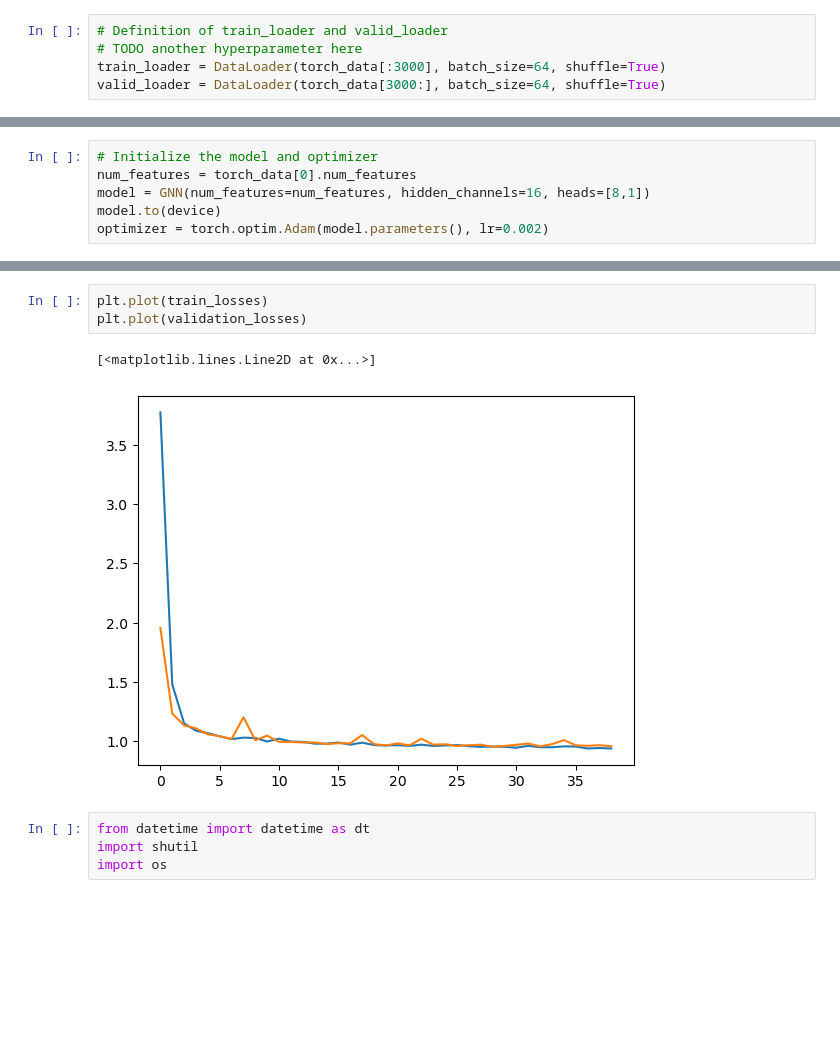
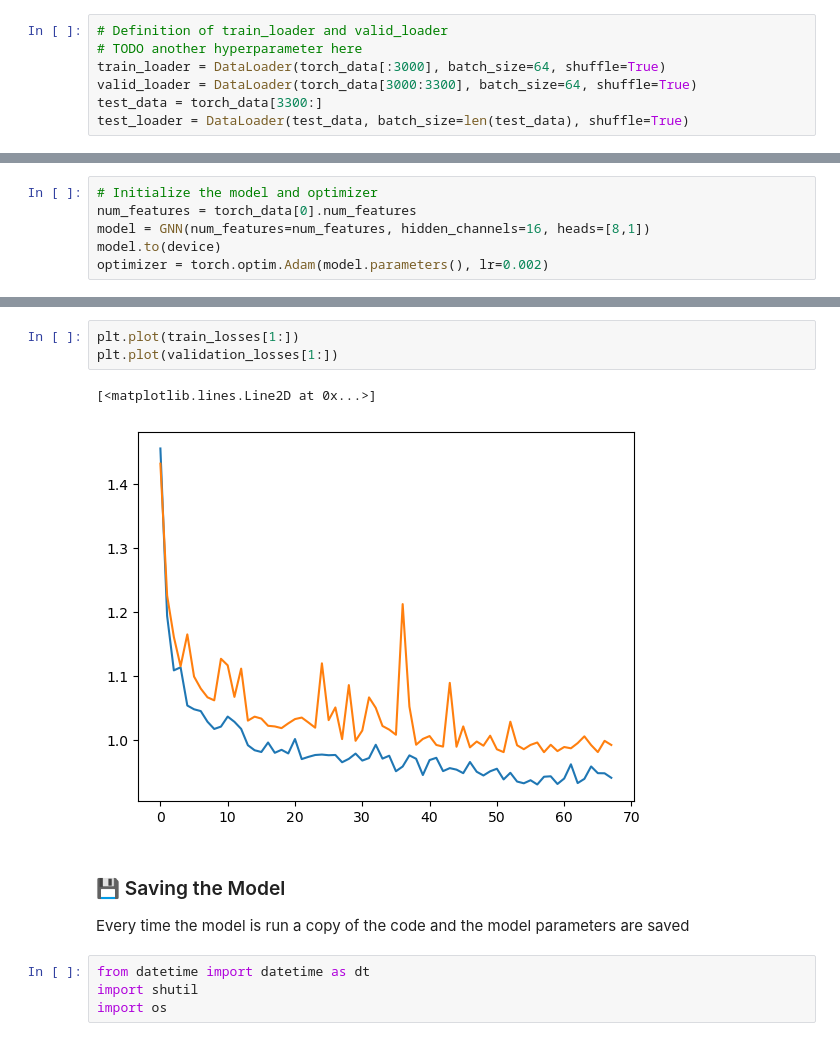
Before and after one commit to m-j-w-f/GNNPP, a Jupyter notebook: gnn/gnn_test.ipynb, the cells around one changed output, grey strips where cells are left out. Drawn from its saved outputs; the diff is of its cells as text; blank space fills up the shorter version.

```diff
--- a/gnn/gnn_test.ipynb
+++ b/gnn/gnn_test.ipynb
@@ -161,6 +161,8 @@ for date in tqdm(data['date'].unique()):
 # Definition of train_loader and valid_loader
 # TODO another hyperparameter here
 train_loader = DataLoader(torch_data[:3000], batch_size=64, shuffle=True)
-valid_loader = DataLoader(torch_data[3000:], batch_size=64, shuffle=True)
+valid_loader = DataLoader(torch_data[3000:3300], batch_size=64, shuffle=True)
+test_data = torch_data[3300:]
+test_loader = DataLoader(test_data, batch_size=len(test_data), shuffle=True)
 # %% [markdown]
 ### 👀 Visualizations of Graph to test if everything worked fine
@@ -360,11 +357,14 @@ for epoch in pbar:
 # %% [output]
 Early stopping.
 # %%
-plt.plot(train_losses)
-plt.plot(validation_losses)
+plt.plot(train_losses[1:])
+plt.plot(validation_losses[1:])
 # %% [output]
 [<matplotlib.lines.Line2D at 0x...>]
-[figure, old version]
+[figure, new version]
+# %% [markdown]
+### 💾 Saving the Model
+Every time the model is run a copy of the code and the model parameters are saved
 # %%
 from datetime import datetime as dt
 import shutil
```
Also changed, not shown: parts of 18 cells of this notebook.
